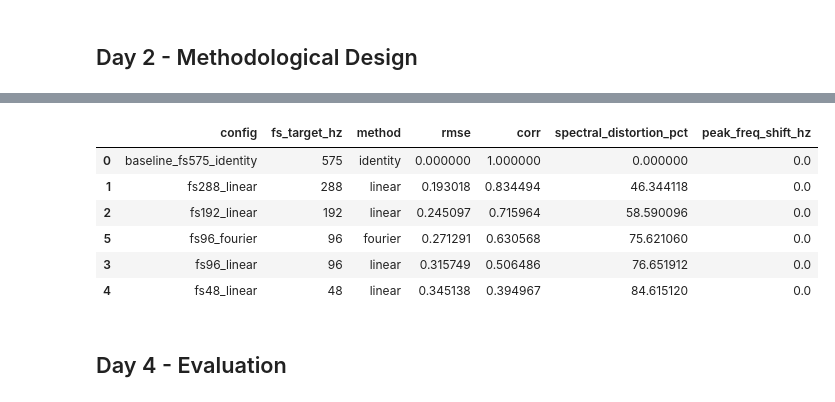
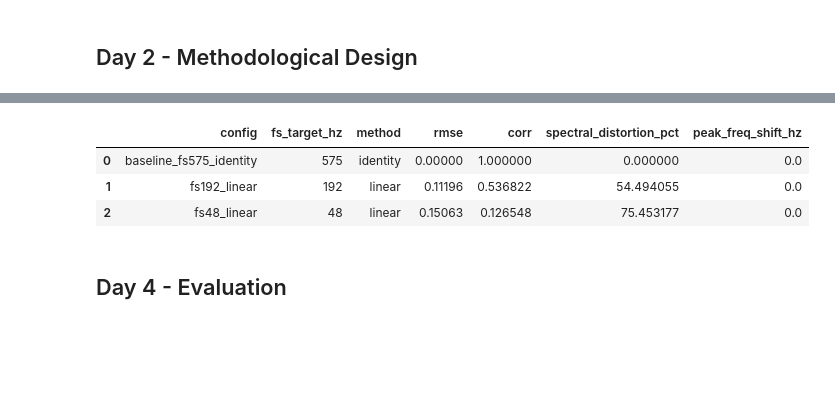
Before and after one commit to mikeandrusyak/gbsv-research, a Jupyter notebook: mc1/sampling_theorem.ipynb, the cells around one changed output, grey strips where cells are left out. Cells and saved outputs as stored; diff of their text form; code cells hidden in the pictures; blank space fills up the shorter version.

```diff
--- a/mc1/sampling_theorem.ipynb
+++ b/mc1/sampling_theorem.ipynb
@@ -123,25 +95,21 @@ from pathlib import Path
 
 import numpy as np
 import pandas as pd
-from scipy.signal import resample
 
 FS_REF = 575
 DURATION_SECONDS = 60
 REFERENCE_ROW_INDEX = 1000
+FOCUS_WINDOW_SECONDS = 0.5
 
 project_root = Path.cwd().resolve().parent
 x_path = project_root / "data" / "X.npy"
 X = np.load(x_path, mmap_mode="r")
-x_ref = X[REFERENCE_ROW_INDEX].astype(np.float64)
+x_ref_full = X[REFERENCE_ROW_INDEX].astype(np.float64)
 
-assert x_ref.size == FS_REF * DURATION_SECONDS
+assert x_ref_full.size == FS_REF * DURATION_SECONDS
 
-
-def reconstruct_with_fourier_resample(signal: np.ndarray, fs_in: int, fs_target: int) -> np.ndarray:
-    target_count = int(round(signal.size * fs_target / fs_in))
-    downsampled = resample(signal, target_count)
-    reconstructed = resample(downsampled, signal.size)
-    return reconstructed
+focus_samples = max(1, int(FS_REF * FOCUS_WINDOW_SECONDS))
+x_ref = x_ref_full[:focus_samples]
 
 
 def reconstruct_with_linear_interp(signal: np.ndarray, fs_in: int, fs_target: int) -> np.ndarray:
@@ -180,45 +148,37 @@ def compute_metrics(reference: np.ndarray, candidate: np.ndarray, fs_hz: int) ->
 
 experiment_configs = [
     {"config": "baseline_fs575_identity", "fs_target": 575, "method": "identity"},
-    {"config": "fs288_linear", "fs_target": 288, "method": "linear"},
     {"config": "fs192_linear", "fs_target": 192, "method": "linear"},
-    {"config": "fs96_linear", "fs_target": 96, "method": "linear"},
     {"config": "fs48_linear", "fs_target": 48, "method": "linear"},
-    {"config": "fs96_fourier", "fs_target": 96, "method": "fourier"},
 ]
 
 records = []
 reconstructions = {}
 
 for cfg in experiment_configs:
     if cfg["method"] == "identity":
         x_rec = x_ref.copy()
-    elif cfg["method"] == "linear":
+    else:
         x_rec = reconstruct_with_linear_interp(x_ref, FS_REF, cfg["fs_target"])
-    else:
-        x_rec = reconstruct_with_fourier_resample(x_ref, FS_REF, cfg["fs_target"])
 
     reconstructions[cfg["config"]] = x_rec
     metrics = compute_metrics(x_ref, x_rec, FS_REF)
 
     records.append(
         {
             "config": cfg["config"],
             "fs_target_hz": cfg["fs_target"],
             "method": cfg["method"],
             **metrics,
         }
     )
 
 results_df = pd.DataFrame.from_records(records).sort_values(["fs_target_hz", "method"], ascending=[False, True])
 results_df
 # %% [output]
 |  | config | fs_target_hz | method | rmse | corr | spectral_distortion_pct | peak_freq_shift_hz |
-| 0 | baseline_fs575_identity | 575 | identity | 0.000000 | 1.000000 | 0.000000 | 0.0 |
-| 1 | fs288_linear | 288 | linear | 0.193018 | 0.834494 | 46.344118 | 0.0 |
-| 2 | fs192_linear | 192 | linear | 0.245097 | 0.715964 | 58.590096 | 0.0 |
-| 5 | fs96_fourier | 96 | fourier | 0.271291 | 0.630568 | 75.621060 | 0.0 |
-| 3 | fs96_linear | 96 | linear | 0.315749 | 0.506486 | 76.651912 | 0.0 |
-| 4 | fs48_linear | 48 | linear | 0.345138 | 0.394967 | 84.615120 | 0.0 |
+| 0 | baseline_fs575_identity | 575 | identity | 0.00000 | 1.000000 | 0.000000 | 0.0 |
+| 1 | fs192_linear | 192 | linear | 0.11196 | 0.536822 | 54.494055 | 0.0 |
+| 2 | fs48_linear | 48 | linear | 0.15063 | 0.126548 | 75.453177 | 0.0 |
 # %% [markdown]
 ## Day 4 - Evaluation
```
Also changed, not shown: parts of 23 cells of this notebook.
